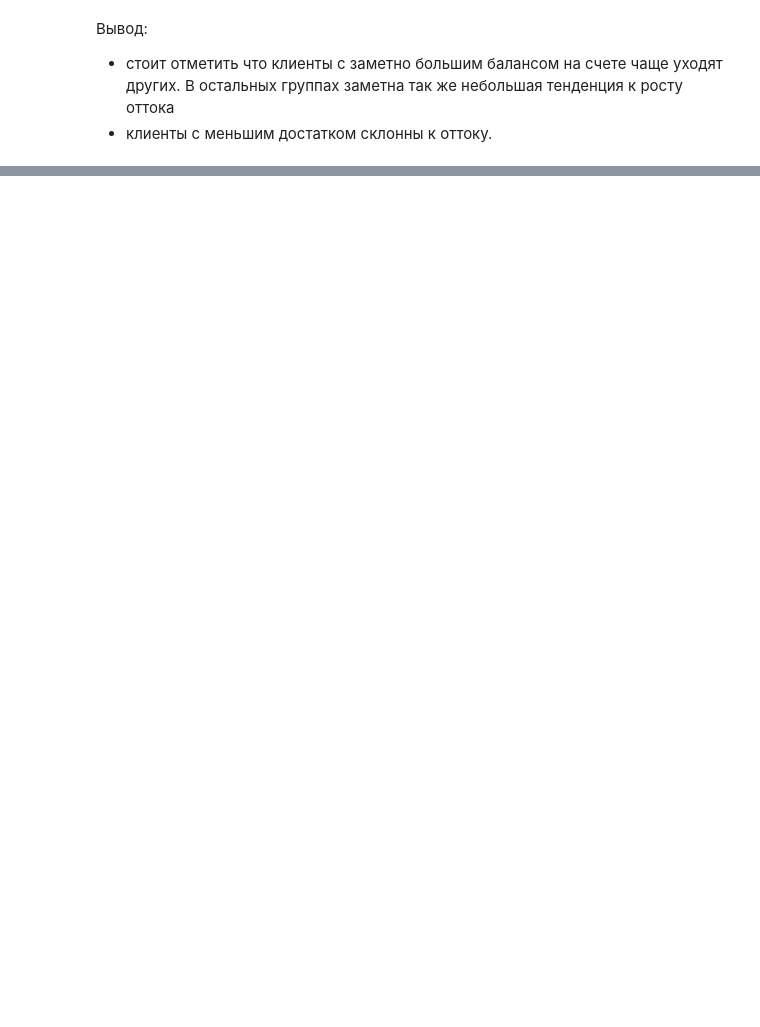
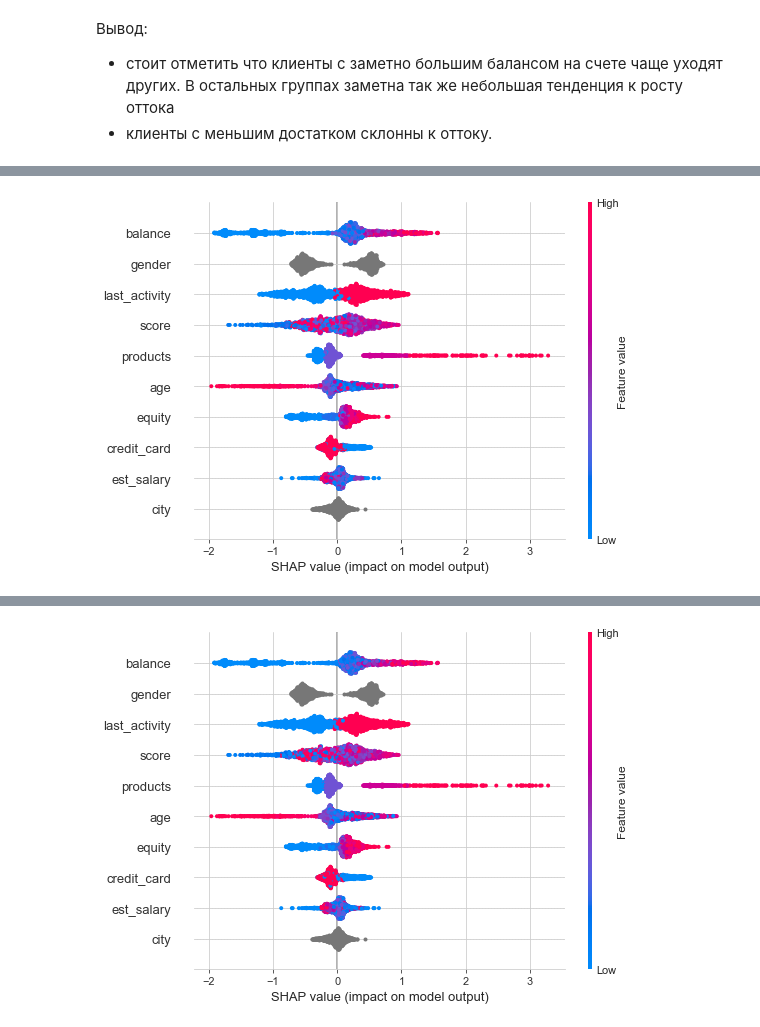
Before and after one commit to mxats1991/da_project_bank, a Jupyter notebook: da_v1.ipynb, the cells around one changed output, grey strips where cells are left out. Cells and saved outputs as stored; diff of their text form; code cells hidden in the pictures; blank space fills up the shorter version.

```diff
--- a/da_v1.ipynb
+++ b/da_v1.ipynb
@@ -589,0 +771,6 @@ df.groupby('balance_cut')['churn'].agg(['count', 'mean'])
+# %%
+shap.initjs()
+explainer = shap.TreeExplainer(model)
+shap_values = explainer.shap_values(test[X])
+shap.summary_plot(shap_values, test[X])
+# %% [output]
@@ -589,0 +778 @@ df.groupby('balance_cut')['churn'].agg(['count', 'mean'])
+[figure, added]
@@ -589,0 +780 @@ df.groupby('balance_cut')['churn'].agg(['count', 'mean'])
+[figure, added]
```
Also changed, not shown: parts of 69 cells of this notebook, 4 other files.
